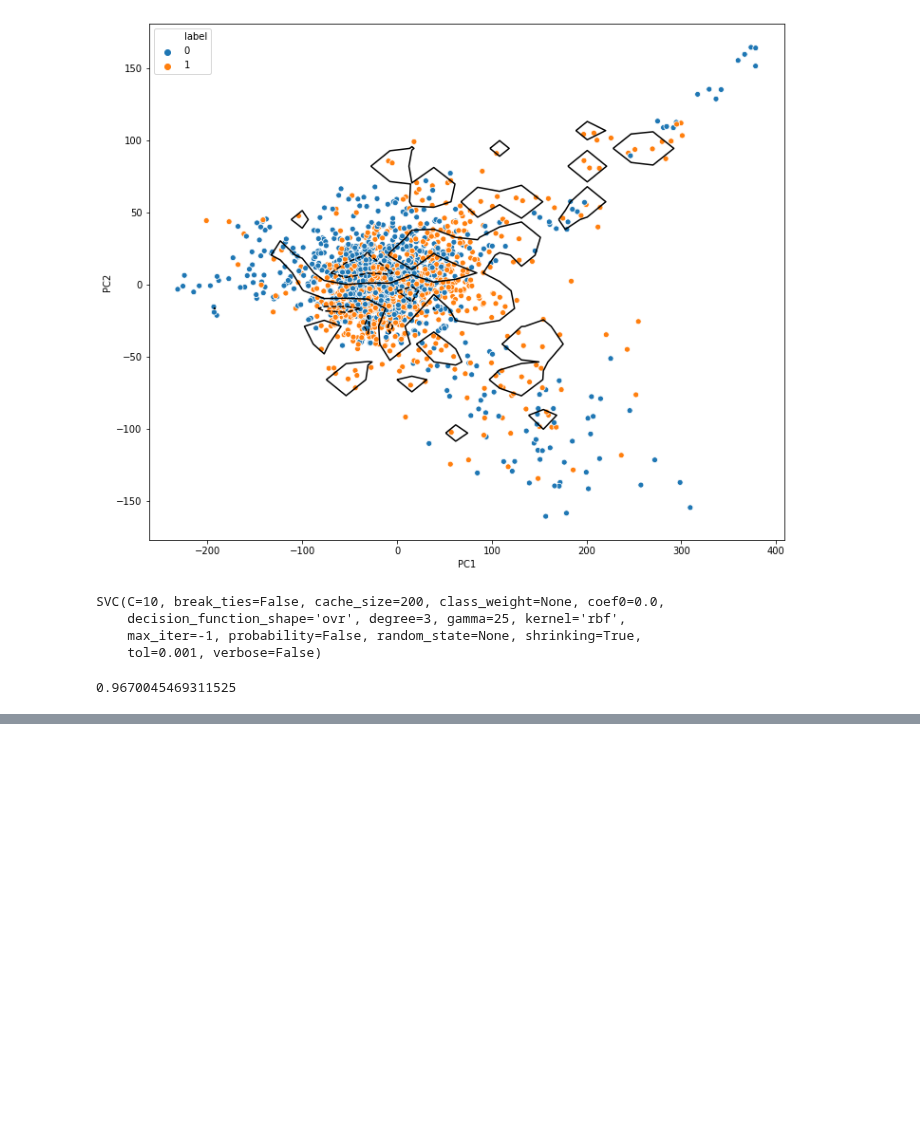
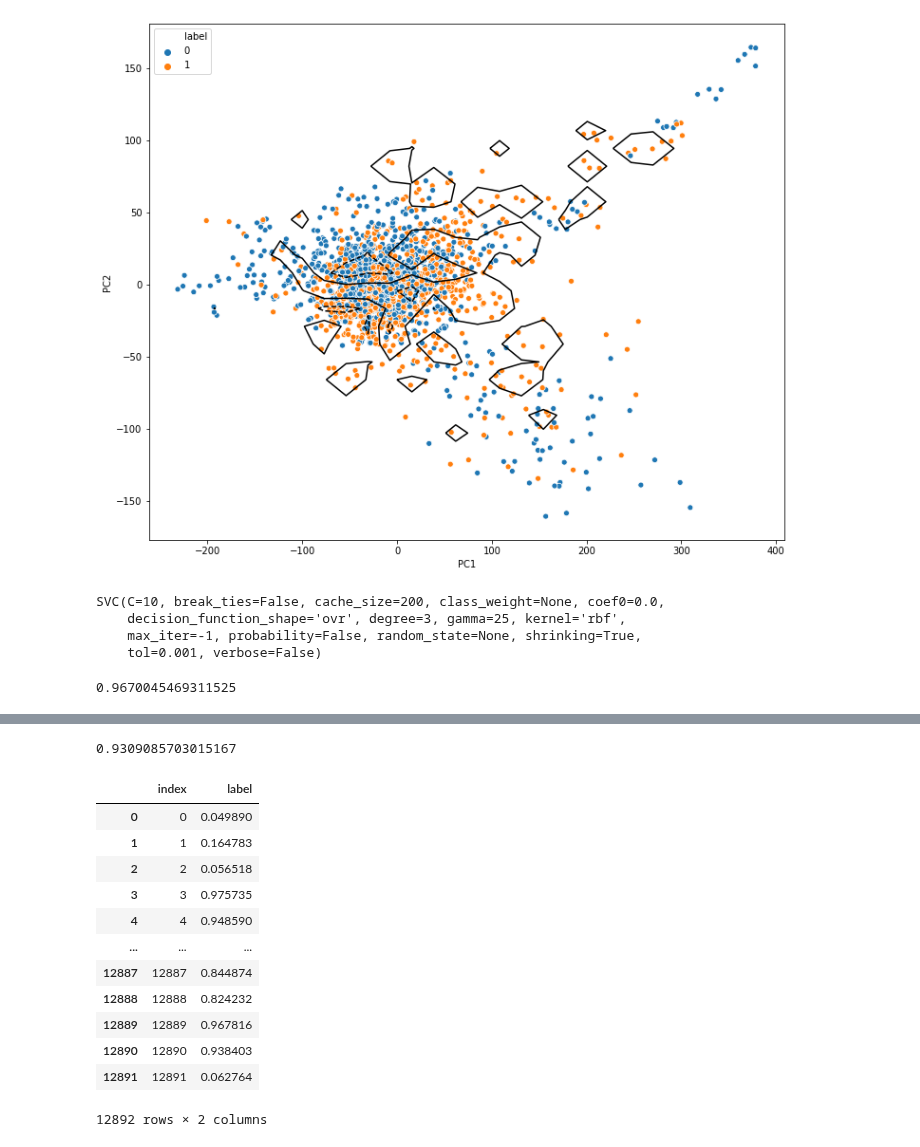
Before and after one commit to CallensToon/Machine_Learning_course_UGent_D012554_kaggle, a Jupyter notebook: Eye blinking prediction.ipynb, the cells around one changed output, grey strips where cells are left out. Drawn from its saved outputs; the diff is of its cells as text; code cells hidden in the pictures; blank space fills up the shorter version.

```diff
--- a/Eye blinking prediction.ipynb
+++ b/Eye blinking prediction.ipynb
@@ -1027,0 +1079,24 @@ print(score_auc)
+# %%
+from sklearn.ensemble import StackingClassifier
+from sklearn.ensemble import RandomForestClassifier
+from sklearn.ensemble import AdaBoostClassifier
+from sklearn.ensemble import GradientBoostingClassifier
+from sklearn.linear_model import LogisticRegression
+from sklearn.svm import SVC
+
+# define the base models
+level0 = list()
+level0.append(('lr', LogisticRegression()))
+level0.append(('GBC', GradientBoostingClassifier(n_estimators = 500, max_depth=6)))
+level0.append(('RFC', RandomForestClassifier()))
+level0.append(('svm', SVC(C=10, gamma=23, probability=True)))
+level0.append(('ADA', AdaBoostClassifier()))
+# define meta learner model
+level1 = LogisticRegression()
+# define the stacking ensemble
+model = StackingClassifier(estimators=level0, final_estimator=level1, cv=10)
+# fit the model on all available data
+model.fit(X_train_stand, y_train)
+# make a prediction for one example
+predictions_stack = model.predict_proba(X_test_stand)
+predictions_stack
@@ -1027,0 +1111,26 @@ print(score_auc)
+# %%
+from sklearn.model_selection import cross_val_score
+score_auc = cross_val_score(model, X_train_stand, y_train, scoring='roc_auc', cv=5).mean()
+
+print(score_auc)
+# %% [output]
+0.9309085703015167
+# %%
+results = pd.DataFrame()
+results['index'] = testset['index']
+results['label'] = predictions_stack[:,1]
+results
+# %% [output]
+|  | index | label |
+| 0 | 0 | 0.049890 |
+| 1 | 1 | 0.164783 |
+| 2 | 2 | 0.056518 |
+| 3 | 3 | 0.975735 |
+| 4 | 4 | 0.948590 |
+| ... | ... | ... |
+| 12887 | 12887 | 0.844874 |
+| 12888 | 12888 | 0.824232 |
+| 12889 | 12889 | 0.967816 |
+| 12890 | 12890 | 0.938403 |
+| 12891 | 12891 | 0.062764 |
+12892 rows × 2 columns
```
Also changed, not shown: parts of 4 cells of this notebook.
